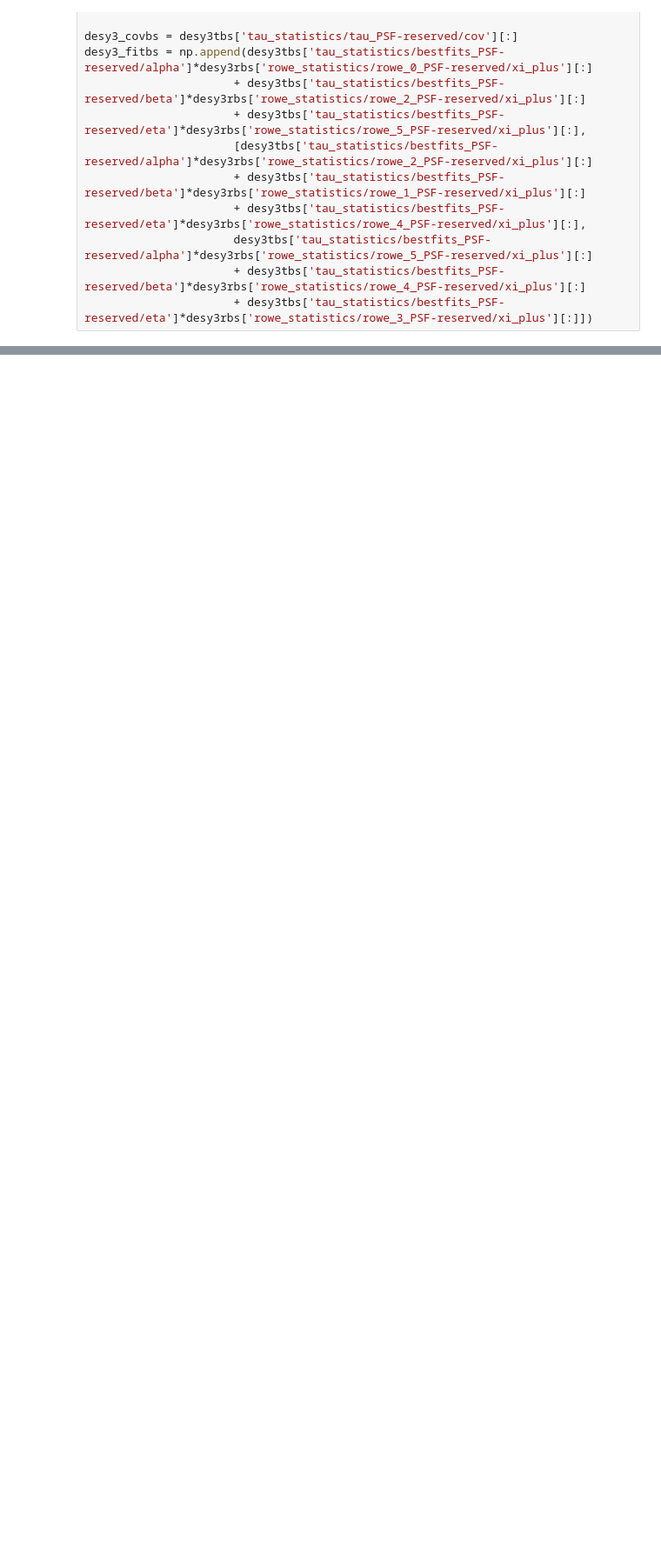
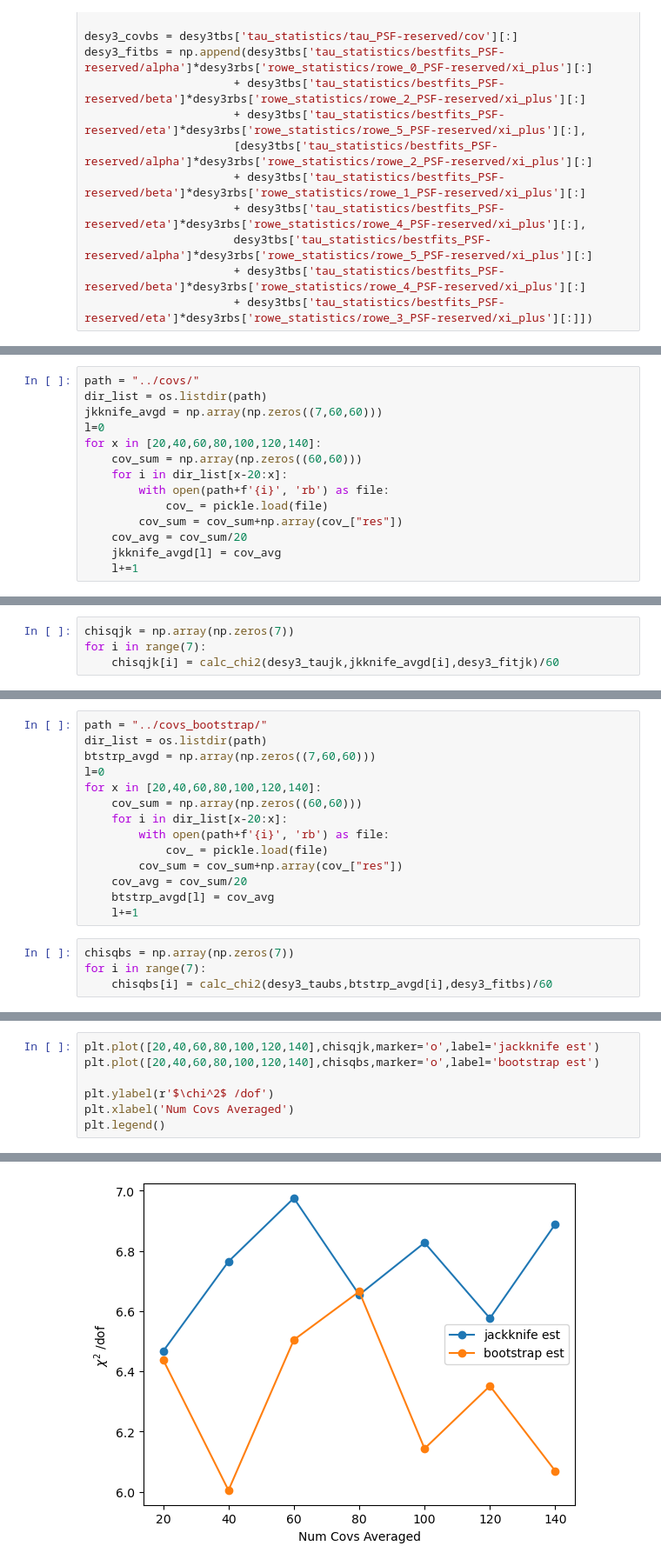
Before and after one commit to LSSTDESC/nulltests_txpipe, a Jupyter notebook: CheckChisqTau.ipynb, the cells around one changed output, grey strips where cells are left out. Shown at 87% size. Cells and saved outputs as stored; diff of their text form; blank space fills up the shorter version.

Commit message:
checking chisq as a fn of num covariances

```diff
--- a/CheckChisqTau.ipynb
+++ b/CheckChisqTau.ipynb
@@ -324,0 +329,14 @@ plt.show()
+# %%
+path = "../covs/"
+dir_list = os.listdir(path)
+jkknife_avgd = np.array(np.zeros((7,60,60)))
+l=0
+for x in [20,40,60,80,100,120,140]:
+    cov_sum = np.array(np.zeros((60,60)))
+    for i in dir_list[x-20:x]:
+        with open(path+f'{i}', 'rb') as file:
+            cov_ = pickle.load(file)
+        cov_sum = cov_sum+np.array(cov_["res"])
+    cov_avg = cov_sum/20
+    jkknife_avgd[l] = cov_avg
+    l+=1
@@ -324,0 +371,4 @@ plt.show()
+# %%
+chisqjk = np.array(np.zeros(7))
+for i in range(7):
+    chisqjk[i] = calc_chi2(desy3_taujk,jkknife_avgd[i],desy3_fitjk)/60
@@ -324,0 +383,18 @@ plt.show()
+# %%
+path = "../covs_bootstrap/"
+dir_list = os.listdir(path)
+btstrp_avgd = np.array(np.zeros((7,60,60)))
+l=0
+for x in [20,40,60,80,100,120,140]:
+    cov_sum = np.array(np.zeros((60,60)))
+    for i in dir_list[x-20:x]:
+        with open(path+f'{i}', 'rb') as file:
+            cov_ = pickle.load(file)
+        cov_sum = cov_sum+np.array(cov_["res"])
+    cov_avg = cov_sum/20
+    btstrp_avgd[l] = cov_avg
+    l+=1
+# %%
+chisqbs = np.array(np.zeros(7))
+for i in range(7):
+    chisqbs[i] = calc_chi2(desy3_taubs,btstrp_avgd[i],desy3_fitbs)/60
@@ -324,0 +409,8 @@ plt.show()
+# %%
+plt.plot([20,40,60,80,100,120,140],chisqjk,marker='o',label='jackknife est')
+plt.plot([20,40,60,80,100,120,140],chisqbs,marker='o',label='bootstrap est')
+
+plt.ylabel(r'$\chi^2$ /dof')
+plt.xlabel('Num Covs Averaged')
+plt.legend()
+# %% [output]
@@ -324,0 +418 @@ plt.show()
+[figure, added]
```
Also changed, not shown: parts of 35 cells of this notebook.
